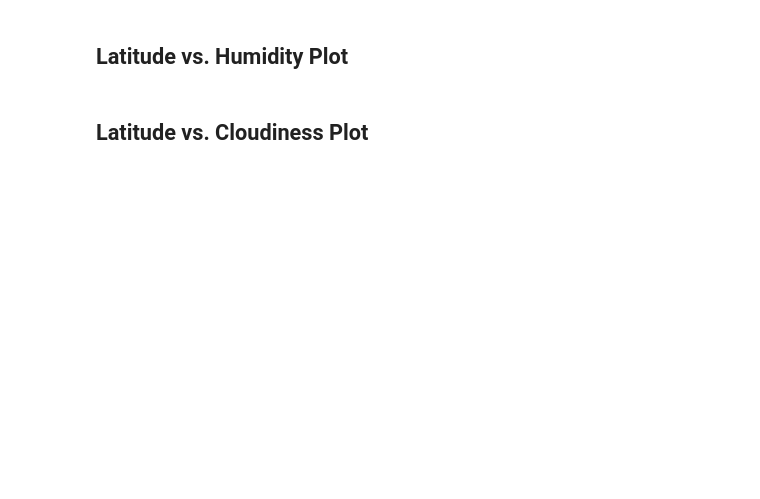
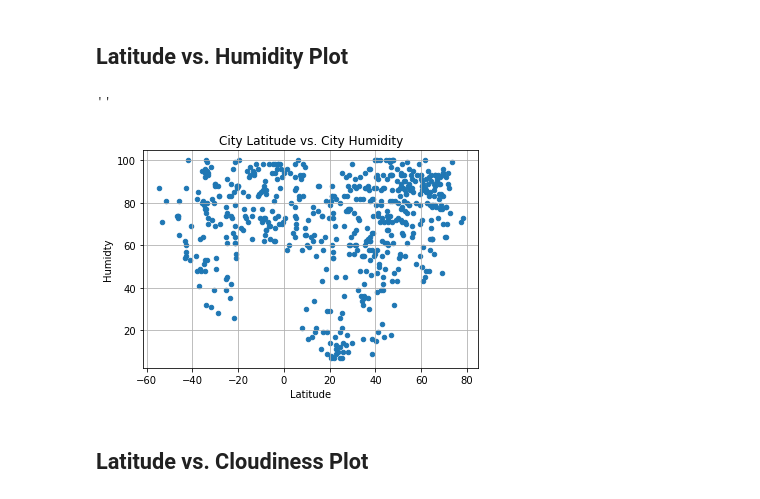
Before and after one commit to michellesimek/python-api-challenge, a Jupyter notebook: Code/WeatherPy.ipynb, the cells around one changed output. Cells and saved outputs as stored; diff of their text form; code cells hidden in the pictures; blank space fills up the shorter version.

```diff
--- a/Code/WeatherPy.ipynb
+++ b/Code/WeatherPy.ipynb
@@ -161,4 +172,15 @@ high_humidity
 # %% [markdown]
 ## Latitude vs. Humidity Plot
+# %%
+cities_df.plot.scatter('latitude', 'humidity')
+plt.title("City Latitude vs. City Humidity")
+plt.xlabel("Latitude")
+plt.ylabel("Humidty")
+plt.grid(axis="both")
+plt.savefig("../Images/latitude_vs_humidity.png")
+;
+# %% [output]
+''
+[figure, added]
 # %% [markdown]
 ## Latitude vs. Cloudiness Plot
```
Also changed, not shown: parts of 6 cells of this notebook.
